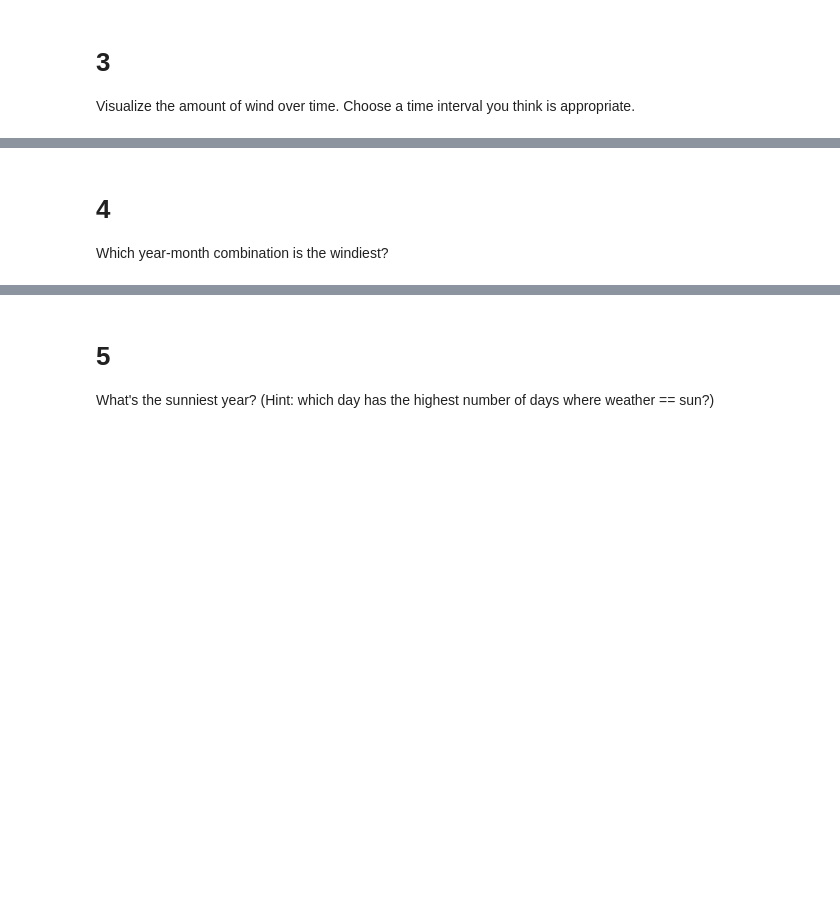
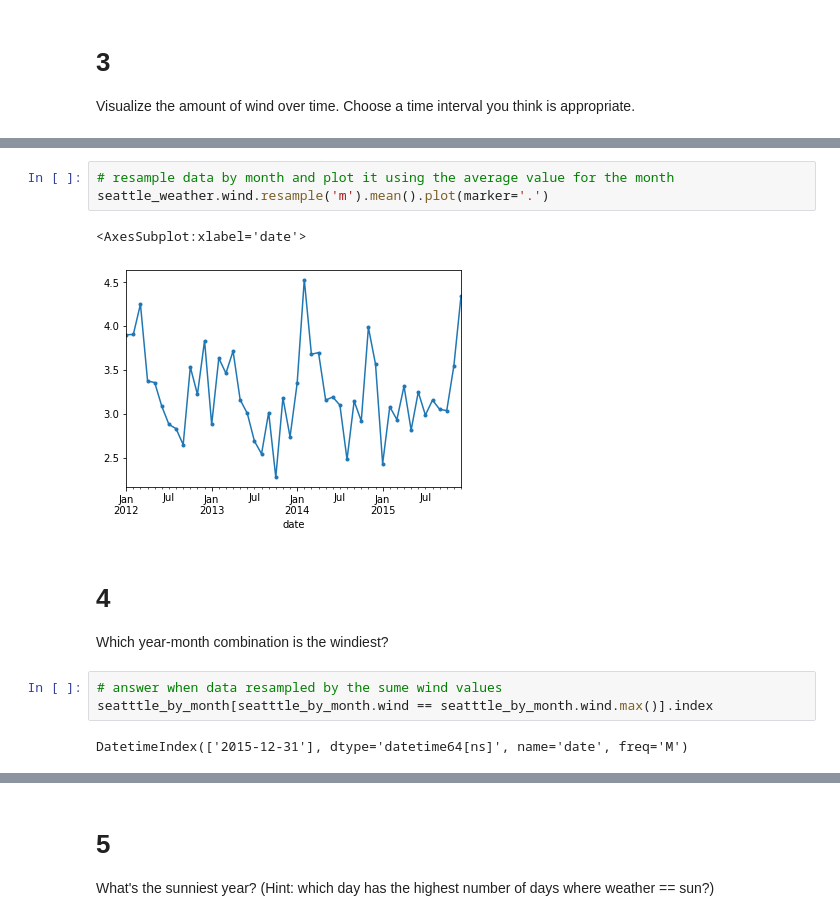
Before and after one commit to VelasquezAlejandro044/time-series-exercises, a Jupyter notebook: working_with_time_series_data.ipynb, the cells around one changed output, grey strips where cells are left out. Cells and saved outputs as stored; diff of their text form; blank space fills up the shorter version.

```diff
--- a/working_with_time_series_data.ipynb
+++ b/working_with_time_series_data.ipynb
@@ -312,3 +337,14 @@ Visualize the amount of wind over time. Choose a time interval you think is appr
+# %%
+# resample data by month and plot it using the average value for the month
+seattle_weather.wind.resample('m').mean().plot(marker='.')
+# %% [output]
+<AxesSubplot:xlabel='date'>
+[figure, added]
 # %% [markdown]
 # 4
 Which year-month combination is the windiest?
+# %%
+# answer when data resampled by the sume wind values
+seatttle_by_month[seatttle_by_month.wind == seatttle_by_month.wind.max()].index
+# %% [output]
+DatetimeIndex(['2015-12-31'], dtype='datetime64[ns]', name='date', freq='M')
```
Also changed, not shown: parts of 15 cells of this notebook, 6 other files.
